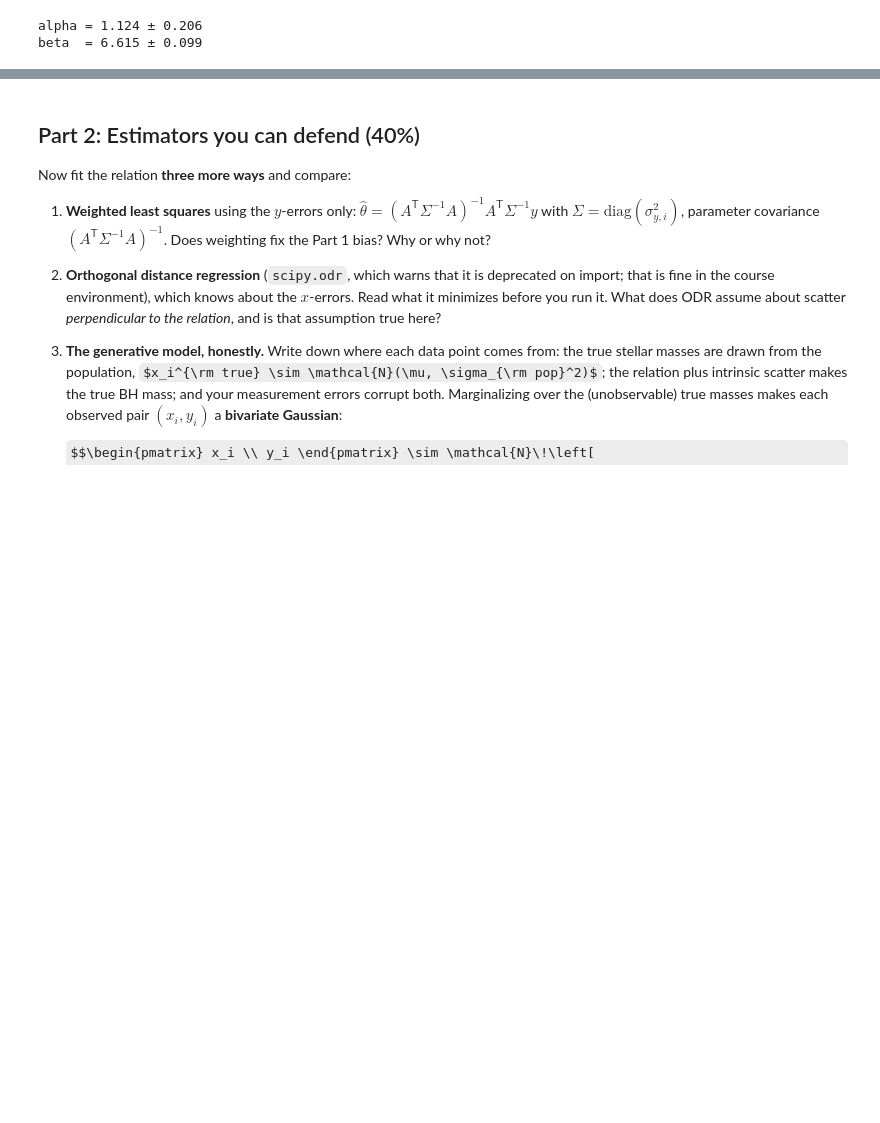
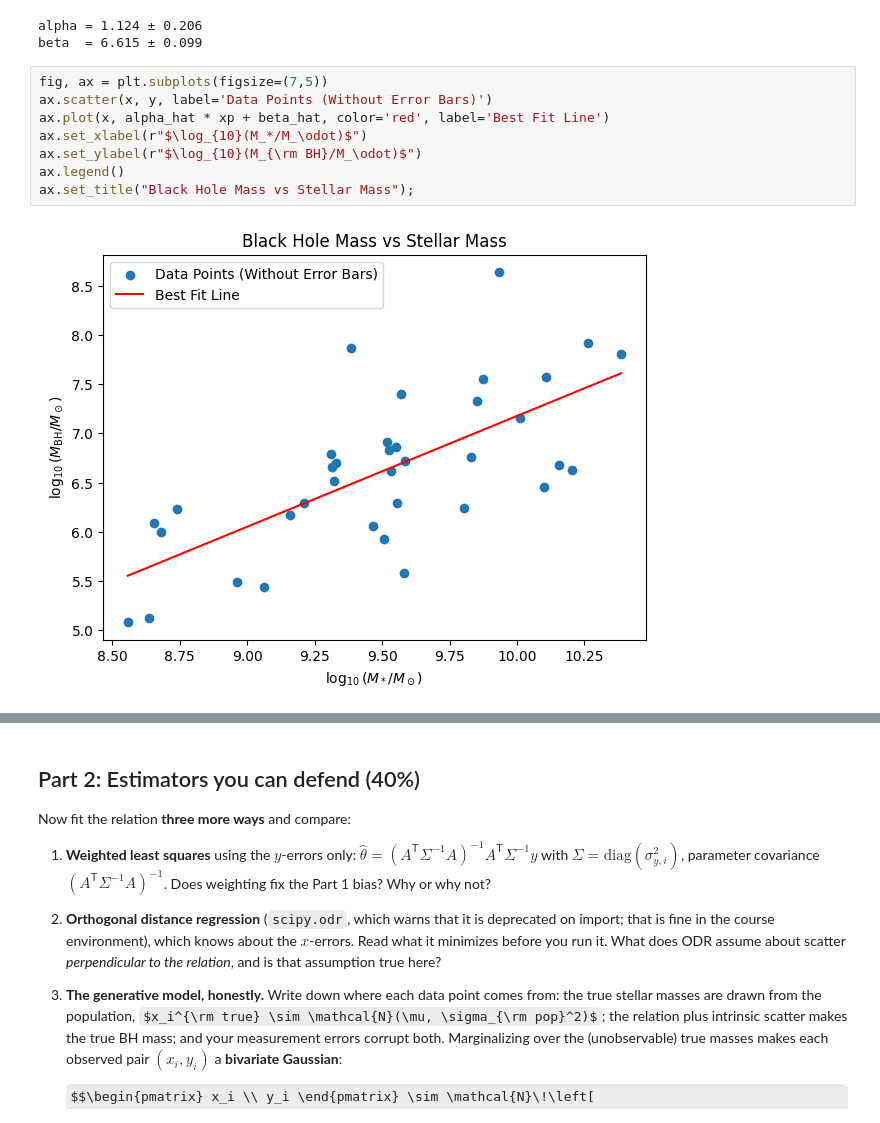
Before and after one commit to AustinMathison/ast457_2026_Fall, a Jupyter notebook: labs/04/lab04.ipynb, the cells around one changed output, grey strips where cells are left out. Cells and saved outputs as stored; diff of their text form; some formulas as TeX source; blank space fills up the shorter version.

```diff
--- a/labs/04/lab04.ipynb
+++ b/labs/04/lab04.ipynb
@@ -103,6 +104,16 @@ print(f"beta  = {beta_hat:.3f} ± {beta_err:.3f}")
 # %% [output]
 alpha = 1.124 ± 0.206
 beta  = 6.615 ± 0.099
+# %%
+fig, ax = plt.subplots(figsize=(7,5))
+ax.scatter(x, y, label='Data Points (Without Error Bars)')
+ax.plot(x, alpha_hat * xp + beta_hat, color='red', label='Best Fit Line')
+ax.set_xlabel(r"$\log_{10}(M_*/M_\odot)$")
+ax.set_ylabel(r"$\log_{10}(M_{\rm BH}/M_\odot)$")
+ax.legend()
+ax.set_title("Black Hole Mass vs Stellar Mass");
+# %% [output]
+[figure, added]
 # %% [markdown]
 **ANSWER (a few sentences):**
 
```
Also changed, not shown: parts of 10 cells of this notebook.
